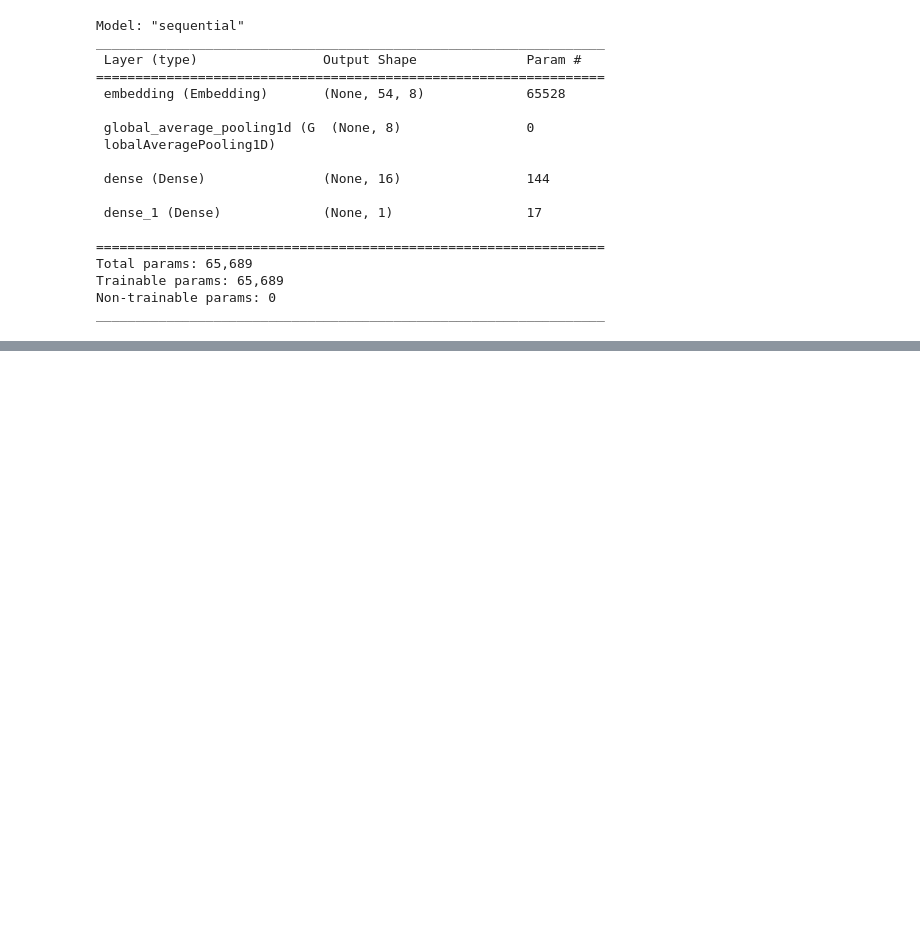
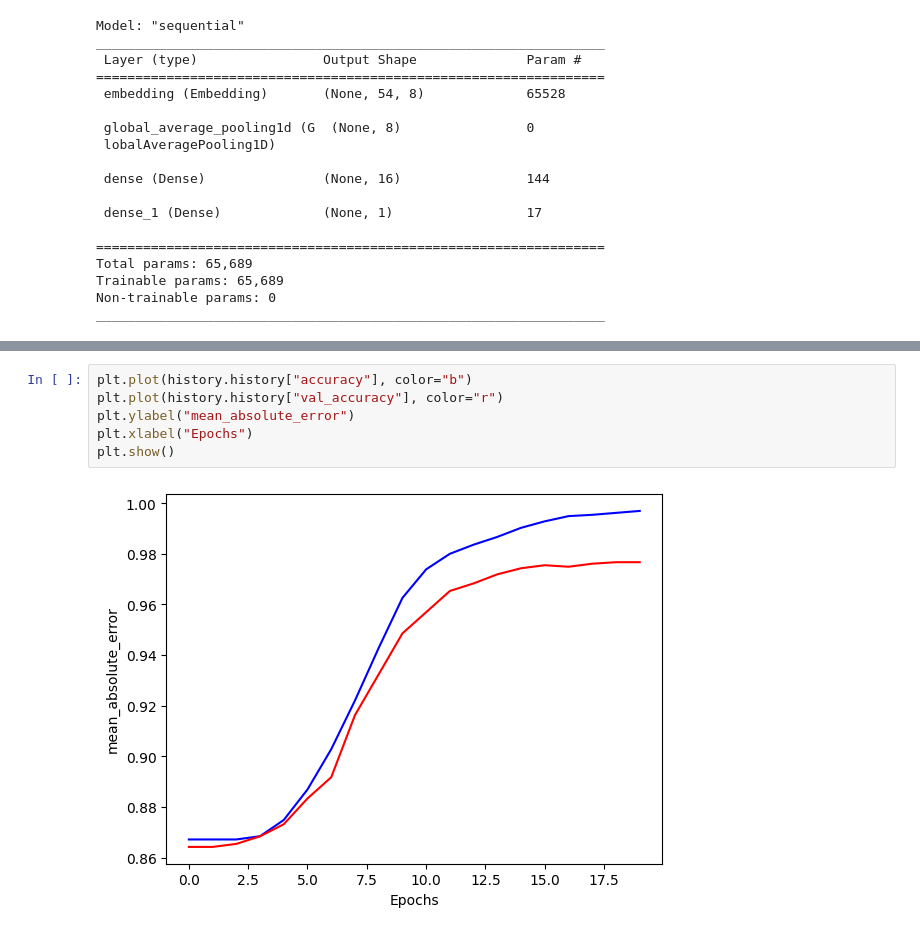
Before and after one commit to philippeJeremy/Bloc-4-Analyse-predictive-de-donnees-non-structurees-par-l-intelligence-artificielle, a Jupyter notebook: detecteur.ipynb, the cells around one changed output, grey strips where cells are left out. Drawn from its saved outputs; the diff is of its cells as text; blank space fills up the shorter version.

```diff
--- a/detecteur.ipynb
+++ b/detecteur.ipynb
@@ -222,0 +296,8 @@ pred = model.predict(x=xval)
+# %%
+plt.plot(history.history["accuracy"], color="b")
+plt.plot(history.history["val_accuracy"], color="r")
+plt.ylabel("mean_absolute_error")
+plt.xlabel("Epochs")
+plt.show()
+# %% [output]
+[figure, added]
```
Also changed, not shown: parts of 18 cells of this notebook.
